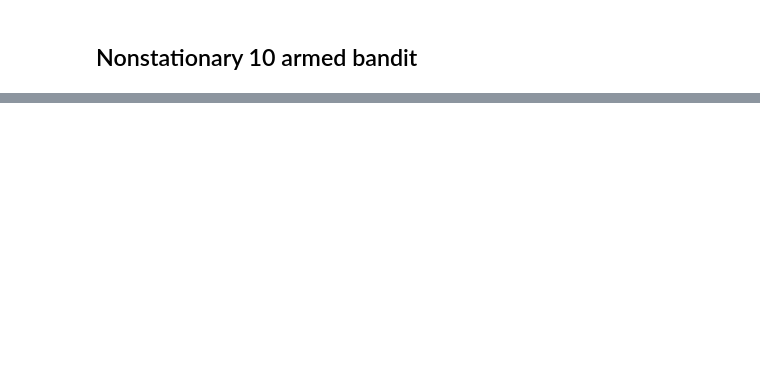
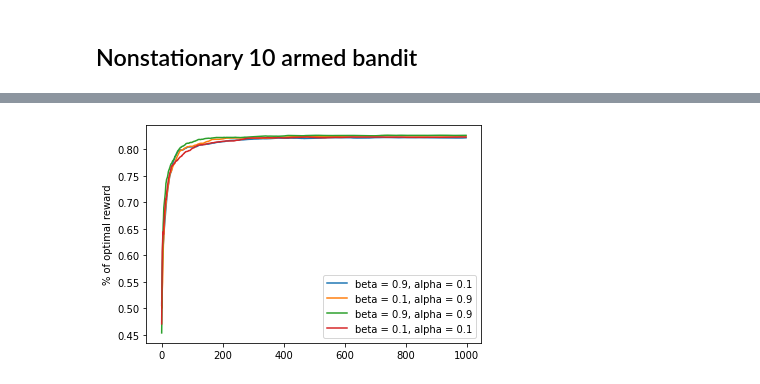
Before and after one commit to jack-michaud/reinforcement-learning, a Jupyter notebook: Bandit-Demo.ipynb, the cells around one changed output, grey strips where cells are left out. Saved outputs shown, nothing was run; the diff lists cells and outputs as text; code cells hidden in the pictures; blank space fills up the shorter version.

```diff
--- a/Bandit-Demo.ipynb
+++ b/Bandit-Demo.ipynb
@@ -91,0 +108,17 @@ await plot_optimality_of_agent(agent, generate_nonstationary_bandit, True, 100)
+# %%
+agent1 = ReinforcementComparisonAgent(n, beta=0.9, alpha=0.1)
+agent2 = ReinforcementComparisonAgent(n, beta=0.1, alpha=0.9)
+agent3 = ReinforcementComparisonAgent(n, beta=0.9, alpha=0.9)
+agent4 = ReinforcementComparisonAgent(n, beta=0.1, alpha=0.1)
+
+
+await plot_optimality_of_agents([
+    agent1, agent2, agent3, agent4
+], [
+    "beta = 0.9, alpha = 0.1",
+    "beta = 0.1, alpha = 0.9",
+    "beta = 0.9, alpha = 0.9",
+    "beta = 0.1, alpha = 0.1"
+], generate_nonstationary_bandit, True, 100)
+# %% [output]
+[figure, added]
```
Also changed, not shown: parts of 18 cells of this notebook, 3 other files.
